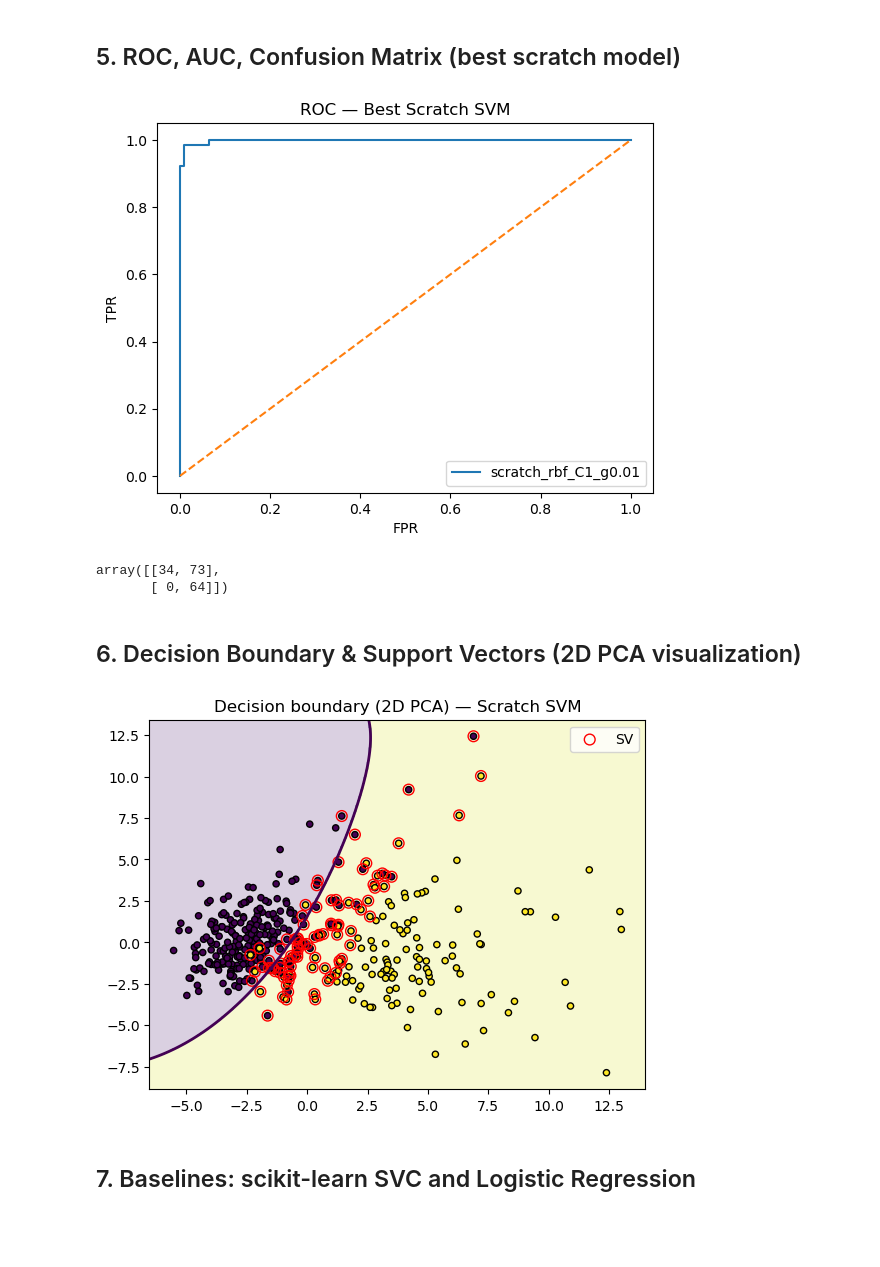
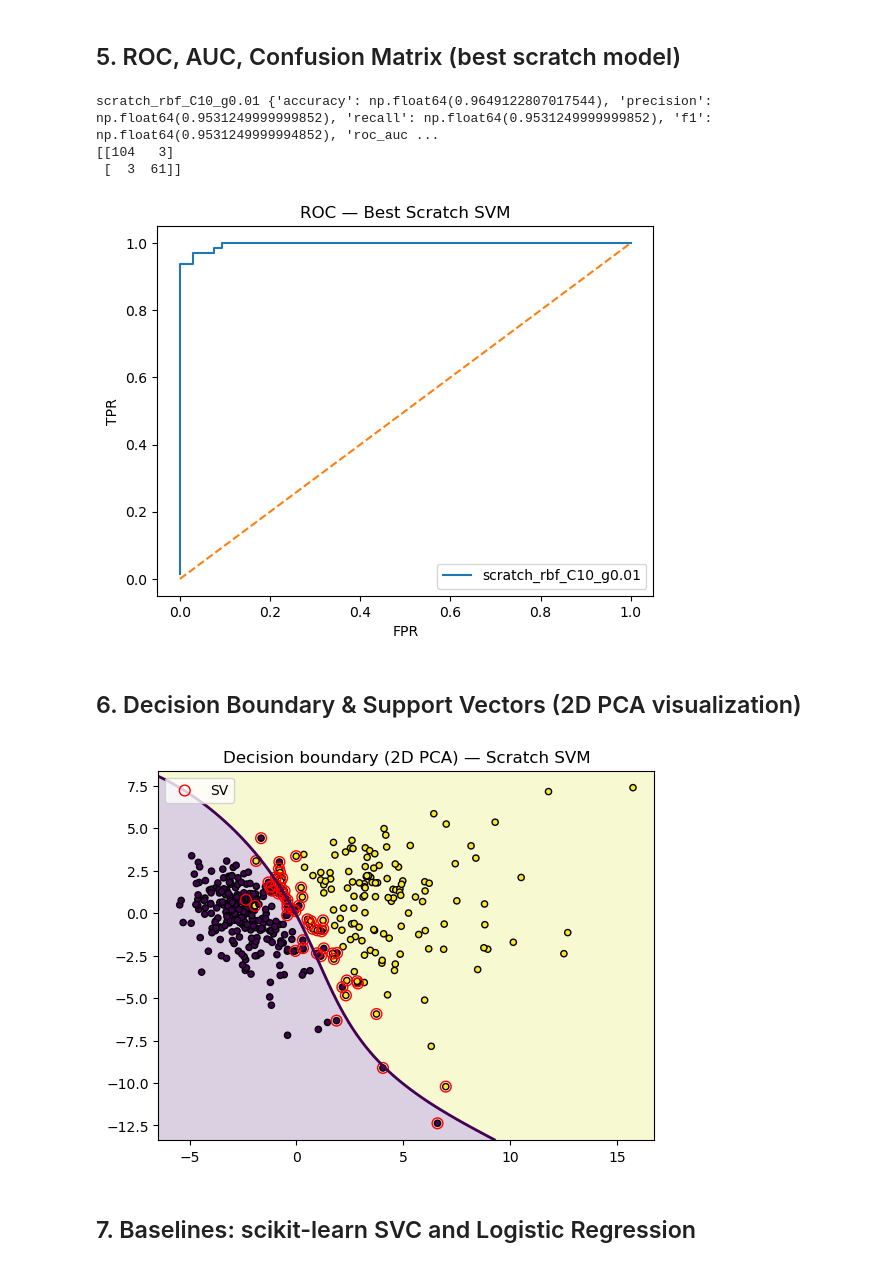
Before and after one commit to Zoohotion/7773-machine-learning-homework-repo, a Jupyter notebook: notebook/Homework02-Haochen_Zou.ipynb, the cells around one changed output. Cells and saved outputs as stored; diff of their text form; code cells hidden in the pictures; blank space fills up the shorter version.

```diff
--- a/notebook/Homework02-Haochen_Zou.ipynb
+++ b/notebook/Homework02-Haochen_Zou.ipynb
@@ -774,7 +849,11 @@ X = df[feature_names].astype(float).values
 y = df['diagnosis'].values * 2 - 1  # use {-1, +1} for SVM
 
 # 70/30 split (no validation split mandated in Task 3)
-X_train, X_test, y_train, y_test = train_test_split(X, y, test_size=0.30, stratify=y, random_state=42)
+y01 = ((y + 1)//2).astype(int)
+X_train, X_test, y_train01, y_test01 = stratified_split_70_30(X, y01, seed=42)
+y_train = (y_train01 * 2 - 1).astype(int)
+y_test  = (y_test01  * 2 - 1).astype(int)
+
 
 # Standardize with train stats only
 mu = X_train.mean(axis=0); sigma = X_train.std(axis=0, ddof=0); sigma[sigma==0]=1.0
@@ -913,20 +996,24 @@ dtype: object
 ## 4. Hyperparameter Study
 Kernels: linear, rbf.  C ∈ {0.1, 1, 10}; gamma ∈ {0.01, 0.1, 1} for RBF.
 # %%
-
-results = []
+rows = []
+# Linear
 for C in [0.1, 1, 10]:
     m = SVMScratch(C=C, kernel='linear').fit(X_train_std, y_train)
-    scores = m.decision_function(X_test_std)
-    results.append(evaluate_scores(y_test, scores, label=f'scratch_linear_C{C}'))
+    s = m.decision_function(X_test_std)
+    mdict, _ = metrics_numpy(y_test01, s, thr=0.0)
+    rows.append({'model': f'scratch_linear_C{C}', **mdict})
 
+# RBF
 for C in [0.1, 1, 10]:
     for gamma in [0.01, 0.1, 1.0]:
         m = SVMScratch(C=C, kernel='rbf', gamma=gamma).fit(X_train_std, y_train)
-        scores = m.decision_function(X_test_std)
-        results.append(evaluate_scores(y_test, scores, label=f'scratch_rbf_C{C}_g{gamma}'))
+        s = m.decision_function(X_test_std)
+        mdict, _ = metrics_numpy(y_test01, s, thr=0.0)
+        rows.append({'model': f'scratch_rbf_C{C}_g{gamma}', **mdict})
 
-hp_table = pd.DataFrame(results).set_index('model').sort_values('roc_auc', ascending=False)
+import pandas as pd
+hp_table = pd.DataFrame(rows).set_index('model').sort_values('roc_auc', ascending=False)
 hp_table
 # %% [output]
 |  | accuracy | precision | recall | f1 | roc_auc |
@@ -947,59 +1034,68 @@ hp_table
 
 ## 5. ROC, AUC, Confusion Matrix (best scratch model)
 # %%
-
 best_label = hp_table.index[0]
 if 'linear' in best_label:
     C = float(best_label.split('C')[1])
     best = SVMScratch(C=C, kernel='linear').fit(X_train_std, y_train)
 else:
-    parts = best_label.split('_')
+    parts = best_label.split('_')  # ['scratch','rbf','C{C}','g{gamma}']
     C = float(parts[2][1:]); gamma = float(parts[3][1:])
     best = SVMScratch(C=C, kernel='rbf', gamma=gamma).fit(X_train_std, y_train)
 
 scores_best = best.decision_function(X_test_std)
-y_true01 = ((y_test + 1)//2).astype(int)
-y_pred01 = (scores_best >= 0).astype(int)
+m_best, (fpr_b, tpr_b) = metrics_numpy(y_test01, scores_best, thr=0.0)
+cm_best = confusion_numpy(y_test01, (scores_best>=0).astype(int))
+print(best_label, m_best)
+print(cm_best)
 
-from sklearn.metrics import ConfusionMatrixDisplay
-fpr, tpr, _ = roc_curve(y_true01, scores_best)
-plt.figure(); plt.plot(fpr, tpr, label=best_label); plt.plot([0,1],[0,1],'--')
-plt.xlabel('FPR'); plt.ylabel('TPR'); plt.title('ROC — Best Scratch SVM'); plt.legend(); plt.show()
-
-cm = confusion_matrix(y_true01, y_pred01)
-cm
+import matplotlib.pyplot as plt
+plt.figure()
+plt.plot(fpr_b, tpr_b, label=best_label)
+plt.plot([0,1],[0,1],'--')
+plt.xlabel('FPR'); plt.ylabel('TPR'); plt.title('ROC — Best Scratch SVM')
+plt.legend(); plt.show()
 # %% [output]
+scratch_rbf_C10_g0.01 {'accuracy': np.float64(0.9649122807017544), 'precision': np.float64(0.9531249999999852), 'recall': np.float64(0.9531249999999852), 'f1': np.float64(0.9531249999994852), 'roc_auc ...
+[[104   3]
+ [  3  61]]
-[figure, old version]
+[figure, new version]
-array([[34, 73],
-       [ 0, 64]])
 # %% [markdown]
 
 ## 6. Decision Boundary & Support Vectors (2D PCA visualization)
 # %%
-
-from sklearn.decomposition import PCA
-pca = PCA(n_components=2, random_state=42)
-X_train_2d = pca.fit_transform(X_train_std)
-X_test_2d = pca.transform(X_test_std)
+def pca_2d_numpy(X, center=True):
+    X = np.asarray(X, dtype=float)
+    mu = X.mean(axis=0) if center else np.zeros(X.shape[1])
+    Xc = X - mu
+    U, S, Vt = np.linalg.svd(Xc, full_matrices=False)  # Xc = U S V^T
+    W2 = Vt[:2].T     # (d,2) — top-2 PCs
+    Z2 = Xc @ W2      # (n,2)
+    return Z2, mu, W2
+# 2D projection with NumPy PCA for visualization only (not used for training)
+X_train_2d, mu_pca, W2 = pca_2d_numpy(X_train_std)
+X_test_2d  = (X_test_std - mu_pca) @ W2
 
 viz = SVMScratch(C=getattr(best,'C',1.0), kernel=best.kernel, gamma=getattr(best,'gamma',0.1)).fit(X_train_2d, y_train)
 xx, yy = np.meshgrid(
     np.linspace(X_train_2d[:,0].min()-1, X_train_2d[:,0].max()+1, 300),
     np.linspace(X_train_2d[:,1].min()-1, X_train_2d[:,1].max()+1, 300)
 )
 grid = np.c_[xx.ravel(), yy.ravel()]
 zz = viz.decision_function(grid).reshape(xx.shape)
 
+import matplotlib.pyplot as plt
 plt.figure()
 plt.contourf(xx, yy, np.sign(zz), alpha=0.2)
 plt.contour(xx, yy, zz, levels=[0], linewidths=2)
 y_tr01 = ((y_train + 1)//2).astype(int)
 plt.scatter(X_train_2d[:,0], X_train_2d[:,1], c=y_tr01, s=20, edgecolors='k')
 sv = viz.sv_idx_
 plt.scatter(X_train_2d[sv,0], X_train_2d[sv,1], s=60, facecolors='none', edgecolors='r', label='SV')
-plt.title('Decision boundary (2D PCA) — Scratch SVM'); plt.legend(); plt.show()
+plt.title('Decision boundary (2D PCA) — Scratch SVM')
+plt.legend(); plt.show()
 # %% [output]
-[figure, old version]
+[figure, new version]
 # %% [markdown]
 
 ## 7. Baselines: scikit-learn SVC and Logistic Regression
```
Also changed, not shown: parts of 14 cells of this notebook.
